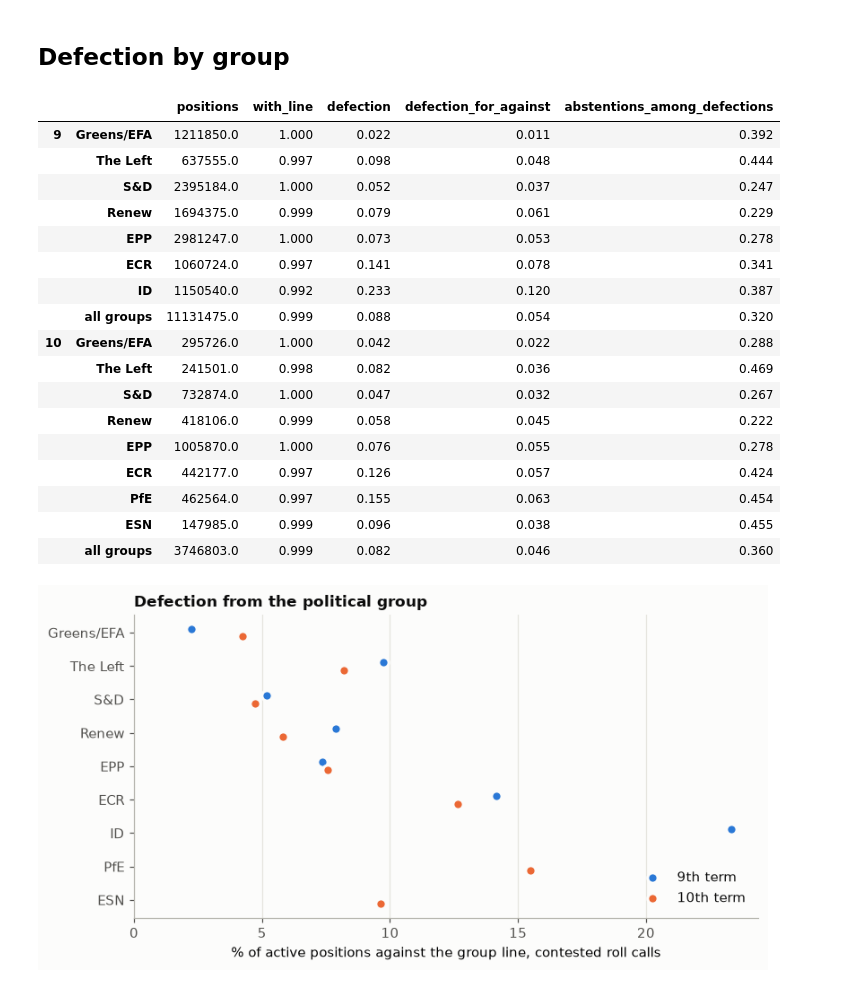
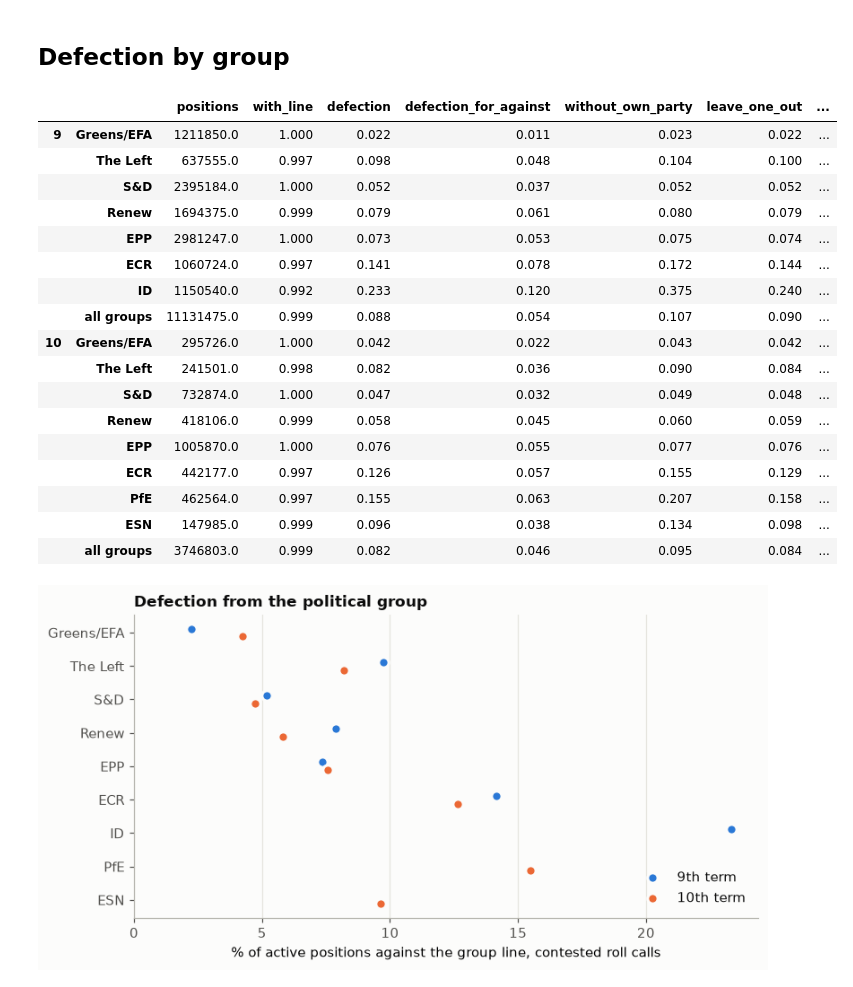
Before and after one commit to iisma-ai/political-spectrum-ml, a Jupyter notebook: european_parliament/pipeline/vote_explanation/notebooks/01_defection_patterns.ipynb, the cells around one changed output. Drawn from its saved outputs; the diff is of its cells as text; code cells hidden in the pictures.

```diff
--- a/european_parliament/pipeline/vote_explanation/notebooks/01_defection_patterns.ipynb
+++ b/european_parliament/pipeline/vote_explanation/notebooks/01_defection_patterns.ipynb
@@ -66,7 +67,13 @@ COMMITTEE_LABELS = dict(zip(committees["code"], committees["label"])) | {"JOINT"
 independents = independent_party_ids(load("national_parties"))
 frames = []
 for term in TERMS:
-    frames.append(defection_rows(load_votes(term), no_party_ids=independents))
+    votes = load_votes(term)
+    # Seats: members of the national party in the same group listed on the roll call, whatever their position.
+    seats = votes.groupby(["vote_id", "group_code", "national_party_id"], observed=True).size().rename("party_seats").reset_index()
+    seats["group_code"] = seats["group_code"].astype(str)
+    term_rows = defection_rows(votes, no_party_ids=independents)
+    frames.append(term_rows.merge(seats, on=["vote_id", "group_code", "national_party_id"], how="left"))
+    del votes, term_rows
 rows = pd.concat(frames, ignore_index=True)
 del frames
 rows = rows.join(rollcalls[["half", "minority_share", "minority_share_with_abstention", "vote_part",
@@ -80,41 +87,44 @@ print(f"{len(rows):,} active positions; {len(contested):,} on contested roll cal
 # %%
 grouped = contested[contested["group_code"] != NON_ATTACHED]
 
 
 table = grouped.groupby(["term", "group_code"]).agg(
     positions=("defected_group", "size"),
     with_line=("defected_group", lambda s: s.notna().mean()),
     defection=("defected_group", "mean"),
     defection_for_against=("defected_group_for_against", "mean"),
+    without_own_party=("defected_group_outside", "mean"),
+    leave_one_out=("defected_group_leave_one_out", "mean"),
 )
 defections = grouped[grouped["defected_group"] == True]
 table["abstentions_among_defections"] = defections.groupby(["term", "group_code"])["position_code"].apply(lambda s: s.eq(2).mean())
 overall = grouped.groupby("term").agg(
     positions=("defected_group", "size"), with_line=("defected_group", lambda s: s.notna().mean()),
-    defection=("defected_group", "mean"), defection_for_against=("defected_group_for_against", "mean"))
+    defection=("defected_group", "mean"), defection_for_against=("defected_group_for_against", "mean"),
+    without_own_party=("defected_group_outside", "mean"), leave_one_out=("defected_group_leave_one_out", "mean"))
 overall["abstentions_among_defections"] = defections.groupby("term")["position_code"].apply(lambda s: s.eq(2).mean())
 table = pd.concat([table, overall.assign(group_code="all groups").set_index("group_code", append=True)]).sort_index()
 table = table.reindex(pd.MultiIndex.from_product([TERMS, GROUP_ORDER[:-1] + ["all groups"]])).dropna(how="all")
 display(table.rename(index=LABELS, level=1).round(3))
 # %% [output]
-|  |  | positions | with_line | defection | defection_for_against | abstentions_among_defections |
-| 9 | Greens/EFA | 1211850.0 | 1.000 | 0.022 | 0.011 | 0.392 |
-|  | The Left | 637555.0 | 0.997 | 0.098 | 0.048 | 0.444 |
-|  | S&D | 2395184.0 | 1.000 | 0.052 | 0.037 | 0.247 |
-|  | Renew | 1694375.0 | 0.999 | 0.079 | 0.061 | 0.229 |
-|  | EPP | 2981247.0 | 1.000 | 0.073 | 0.053 | 0.278 |
-|  | ECR | 1060724.0 | 0.997 | 0.141 | 0.078 | 0.341 |
-|  | ID | 1150540.0 | 0.992 | 0.233 | 0.120 | 0.387 |
-|  | all groups | 11131475.0 | 0.999 | 0.088 | 0.054 | 0.320 |
-| 10 | Greens/EFA | 295726.0 | 1.000 | 0.042 | 0.022 | 0.288 |
-|  | The Left | 241501.0 | 0.998 | 0.082 | 0.036 | 0.469 |
-|  | S&D | 732874.0 | 1.000 | 0.047 | 0.032 | 0.267 |
-|  | Renew | 418106.0 | 0.999 | 0.058 | 0.045 | 0.222 |
-|  | EPP | 1005870.0 | 1.000 | 0.076 | 0.055 | 0.278 |
-|  | ECR | 442177.0 | 0.997 | 0.126 | 0.057 | 0.424 |
-|  | PfE | 462564.0 | 0.997 | 0.155 | 0.063 | 0.454 |
-|  | ESN | 147985.0 | 0.999 | 0.096 | 0.038 | 0.455 |
-|  | all groups | 3746803.0 | 0.999 | 0.082 | 0.046 | 0.360 |
+|  |  | positions | with_line | defection | defection_for_against | without_own_party | leave_one_out | ... |
+| 9 | Greens/EFA | 1211850.0 | 1.000 | 0.022 | 0.011 | 0.023 | 0.022 | ... |
+|  | The Left | 637555.0 | 0.997 | 0.098 | 0.048 | 0.104 | 0.100 | ... |
+|  | S&D | 2395184.0 | 1.000 | 0.052 | 0.037 | 0.052 | 0.052 | ... |
+|  | Renew | 1694375.0 | 0.999 | 0.079 | 0.061 | 0.080 | 0.079 | ... |
+|  | EPP | 2981247.0 | 1.000 | 0.073 | 0.053 | 0.075 | 0.074 | ... |
+|  | ECR | 1060724.0 | 0.997 | 0.141 | 0.078 | 0.172 | 0.144 | ... |
+|  | ID | 1150540.0 | 0.992 | 0.233 | 0.120 | 0.375 | 0.240 | ... |
+|  | all groups | 11131475.0 | 0.999 | 0.088 | 0.054 | 0.107 | 0.090 | ... |
+| 10 | Greens/EFA | 295726.0 | 1.000 | 0.042 | 0.022 | 0.043 | 0.042 | ... |
+|  | The Left | 241501.0 | 0.998 | 0.082 | 0.036 | 0.090 | 0.084 | ... |
+|  | S&D | 732874.0 | 1.000 | 0.047 | 0.032 | 0.049 | 0.048 | ... |
+|  | Renew | 418106.0 | 0.999 | 0.058 | 0.045 | 0.060 | 0.059 | ... |
+|  | EPP | 1005870.0 | 1.000 | 0.076 | 0.055 | 0.077 | 0.076 | ... |
+|  | ECR | 442177.0 | 0.997 | 0.126 | 0.057 | 0.155 | 0.129 | ... |
+|  | PfE | 462564.0 | 0.997 | 0.155 | 0.063 | 0.207 | 0.158 | ... |
+|  | ESN | 147985.0 | 0.999 | 0.096 | 0.038 | 0.134 | 0.098 | ... |
+|  | all groups | 3746803.0 | 0.999 | 0.082 | 0.046 | 0.095 | 0.084 | ... |
 # %%
 main = grouped.groupby(["group_code", "term"])["defected_group"].mean().unstack()
 main = main.reindex(ordered(main.index))
```
Also changed, not shown: parts of 9 cells of this notebook, 8 other files.
